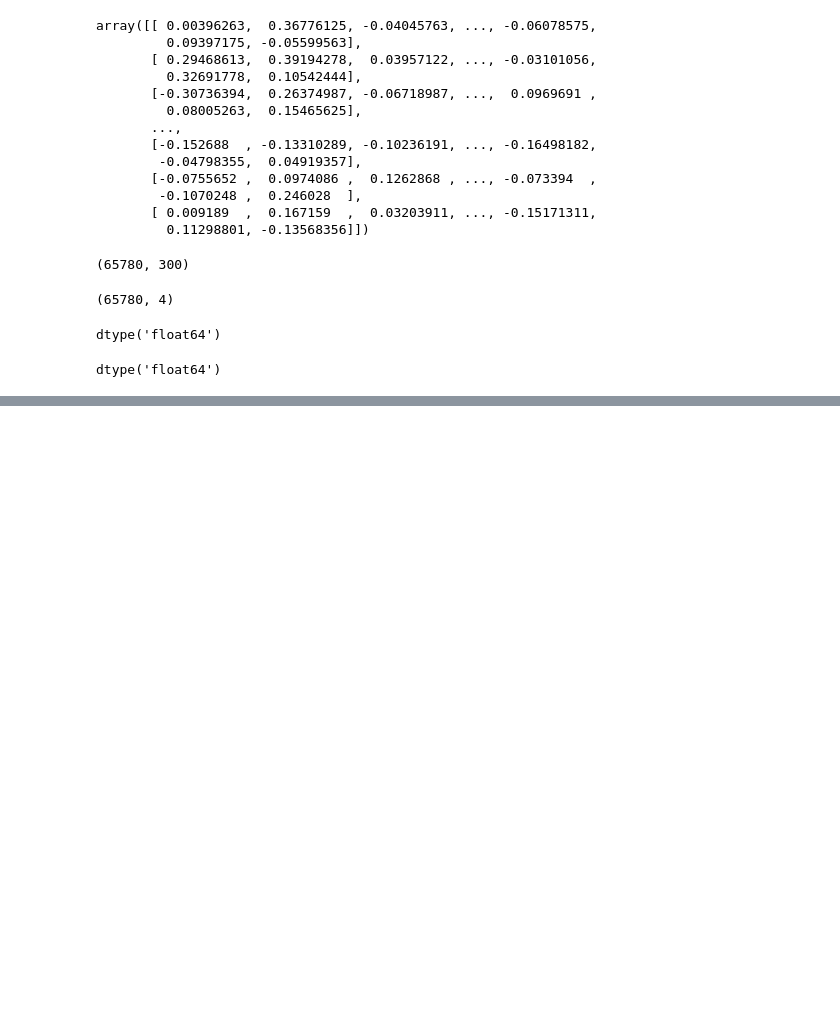
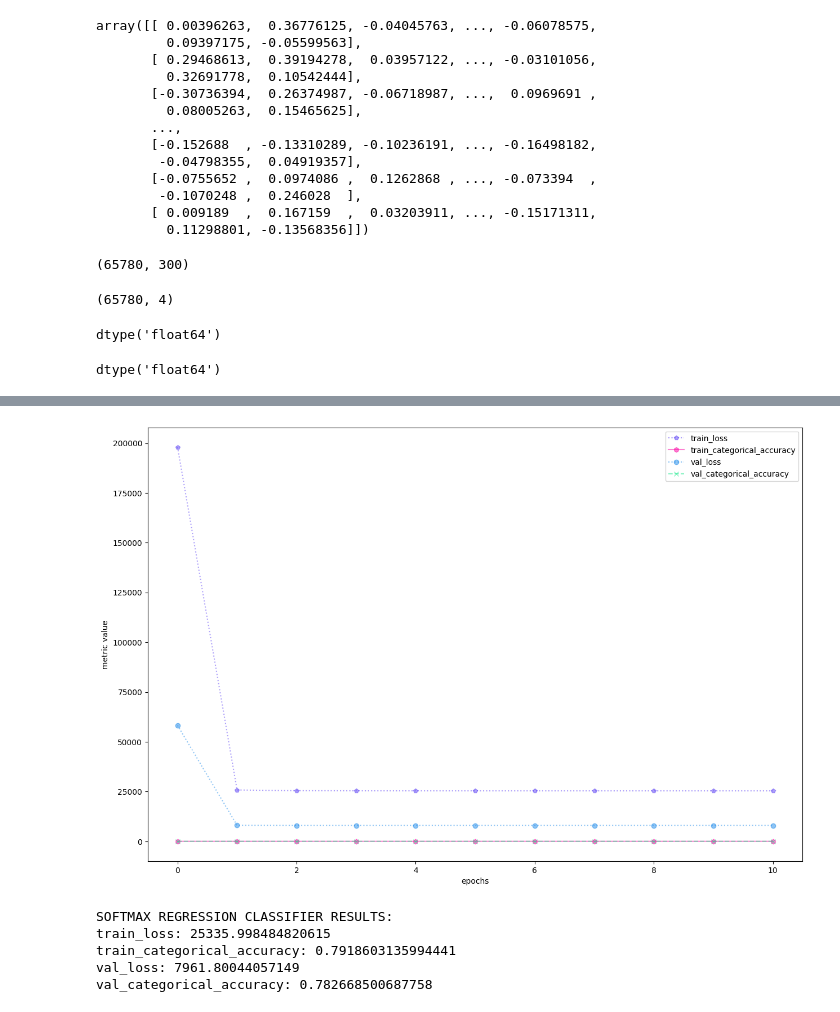
Before and after one commit to 08Aristodemus24/hate-speech-classifier, a Jupyter notebook: softmax_classifier.ipynb, the cells around one changed output, grey strips where cells are left out. Drawn from its saved outputs; the diff is of its cells as text; code cells hidden in the pictures; blank space fills up the shorter version.

```diff
--- a/softmax_classifier.ipynb
+++ b/softmax_classifier.ipynb
@@ -164,12 +164,20 @@ epoch 4999 - train_loss: 25336.339332578817 - train_categorical_accuracy: 358.39
 softmax_results = {}
 for metric in ['train_loss', 'train_categorical_accuracy', 'val_loss', 'val_categorical_accuracy']:
     if metric not in softmax_results:
-        softmax_results[metric] = softmax_history.history[metric]
+        softmax_results[metric] = softmax_history['history'][metric]
 # %%
-train_cross_results_v2(softmax_results, epochs=softmax_history.epoch[-1], img_title='softmax regression classifier results')
+train_cross_results_v2(softmax_results, epochs=softmax_history['epoch'], img_title='softmax regression classifier results')
+# %% [output]
+[figure, added]
 # %%
 # display values from last epoch of baseline model
 view_final_metrics(softmax_results, 'SOFTMAX REGRESSION CLASSIFIER RESULTS')
+# %% [output]
+SOFTMAX REGRESSION CLASSIFIER RESULTS:
+train_loss: 25335.998484820615
+train_categorical_accuracy: 0.7918603135994441
+val_loss: 7961.80044057149
+val_categorical_accuracy: 0.782668500687758
 # %%
 # bug of accuracy precision recall and f1 score being all athe same: https://stackoverflow.com/questions/62792001/precision-and-recall-are-the-same-within-a-model
 # Looking at the documentation for these scores, it appears like they should all come out the same when you are using 'micro'.
```
Also changed, not shown: parts of 2 cells of this notebook, 5 other files.
